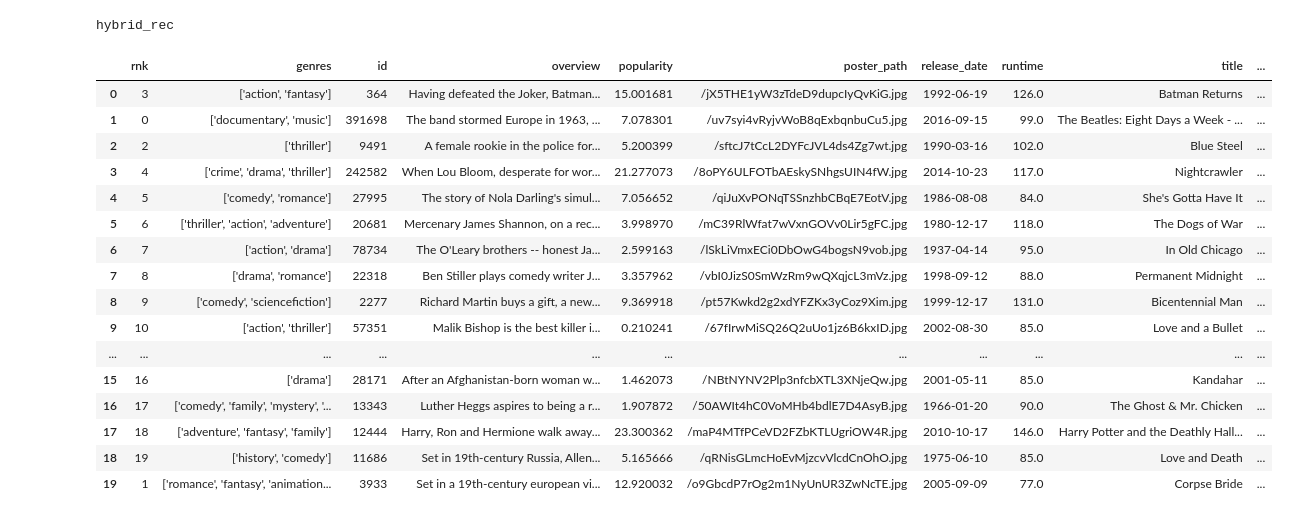
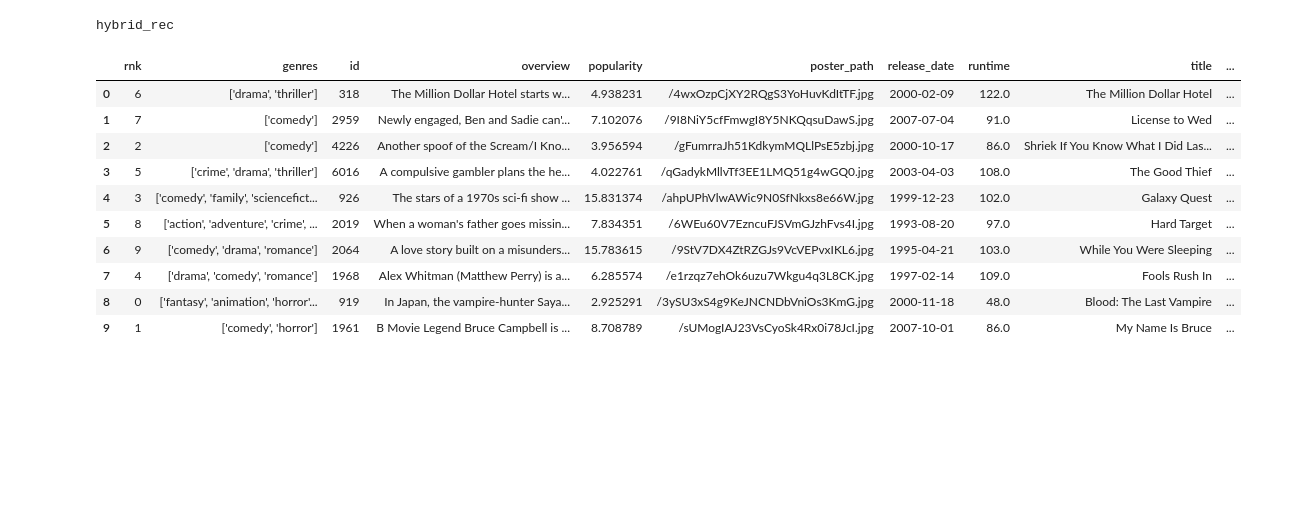
Before and after one commit to mcastelli5/Movie-Recommendation-Engine, a Jupyter notebook: test.ipynb, the cells around one changed output. Saved outputs shown, nothing was run; the diff lists cells and outputs as text; code cells hidden in the pictures; blank space fills up the shorter version.

```diff
--- a/test.ipynb
+++ b/test.ipynb
@@ -71,21 +59,15 @@ display(get_rec(search_terms=['comedy', 'thriller', 'hilarious', 'fun']))
 # %%
-display(get_rec(search_terms=['comedy', 'thriller', 'hilarious', 'fun'], fav_movie="Toy Story"))
+display(get_rec(search_terms=['comedy', 'thriller', 'hilarious', 'fun'], fav_movie="The Dark Knight"))
 # %% [output]
 hybrid_rec
 |  | rnk | genres | id | overview | popularity | poster_path | release_date | runtime | title | ... |
-| 0 | 3 | ['action', 'fantasy'] | 364 | Having defeated the Joker, Batman... | 15.001681 | /jX5THE1yW3zTdeD9dupcIyQvKiG.jpg | 1992-06-19 | 126.0 | Batman Returns | ... |
-| 1 | 0 | ['documentary', 'music'] | 391698 | The band stormed Europe in 1963, ... | 7.078301 | /uv7syi4vRyjvWoB8qExbqnbuCu5.jpg | 2016-09-15 | 99.0 | The Beatles: Eight Days a Week - ... | ... |
-| 2 | 2 | ['thriller'] | 9491 | A female rookie in the police for... | 5.200399 | /sftcJ7tCcL2DYFcJVL4ds4Zg7wt.jpg | 1990-03-16 | 102.0 | Blue Steel | ... |
-| 3 | 4 | ['crime', 'drama', 'thriller'] | 242582 | When Lou Bloom, desperate for wor... | 21.277073 | /8oPY6ULFOTbAEskySNhgsUIN4fW.jpg | 2014-10-23 | 117.0 | Nightcrawler | ... |
-| 4 | 5 | ['comedy', 'romance'] | 27995 | The story of Nola Darling's simul... | 7.056652 | /qiJuXvPONqTSSnzhbCBqE7EotV.jpg | 1986-08-08 | 84.0 | She's Gotta Have It | ... |
-| 5 | 6 | ['thriller', 'action', 'adventure'] | 20681 | Mercenary James Shannon, on a rec... | 3.998970 | /mC39RlWfat7wVxnGOVv0Lir5gFC.jpg | 1980-12-17 | 118.0 | The Dogs of War | ... |
-| 6 | 7 | ['action', 'drama'] | 78734 | The O'Leary brothers -- honest Ja... | 2.599163 | /lSkLiVmxECi0DbOwG4bogsN9vob.jpg | 1937-04-14 | 95.0 | In Old Chicago | ... |
-| 7 | 8 | ['drama', 'romance'] | 22318 | Ben Stiller plays comedy writer J... | 3.357962 | /vbI0JizS0SmWzRm9wQXqjcL3mVz.jpg | 1998-09-12 | 88.0 | Permanent Midnight | ... |
-| 8 | 9 | ['comedy', 'sciencefiction'] | 2277 | Richard Martin buys a gift, a new... | 9.369918 | /pt57Kwkd2g2xdYFZKx3yCoz9Xim.jpg | 1999-12-17 | 131.0 | Bicentennial Man | ... |
-| 9 | 10 | ['action', 'thriller'] | 57351 | Malik Bishop is the best killer i... | 0.210241 | /67fIrwMiSQ26Q2uUo1jz6B6kxID.jpg | 2002-08-30 | 85.0 | Love and a Bullet | ... |
-| ... | ... | ... | ... | ... | ... | ... | ... | ... | ... | ... |
-| 15 | 16 | ['drama'] | 28171 | After an Afghanistan-born woman w... | 1.462073 | /NBtNYNV2Plp3nfcbXTL3XNjeQw.jpg | 2001-05-11 | 85.0 | Kandahar | ... |
-| 16 | 17 | ['comedy', 'family', 'mystery', '... | 13343 | Luther Heggs aspires to being a r... | 1.907872 | /50AWIt4hC0VoMHb4bdlE7D4AsyB.jpg | 1966-01-20 | 90.0 | The Ghost & Mr. Chicken | ... |
-| 17 | 18 | ['adventure', 'fantasy', 'family'] | 12444 | Harry, Ron and Hermione walk away... | 23.300362 | /maP4MTfPCeVD2FZbKTLUgriOW4R.jpg | 2010-10-17 | 146.0 | Harry Potter and the Deathly Hall... | ... |
-| 18 | 19 | ['history', 'comedy'] | 11686 | Set in 19th-century Russia, Allen... | 5.165666 | /qRNisGLmcHoEvMjzcvVlcdCnOhO.jpg | 1975-06-10 | 85.0 | Love and Death | ... |
-| 19 | 1 | ['romance', 'fantasy', 'animation... | 3933 | Set in a 19th-century european vi... | 12.920032 | /o9GbcdP7rOg2m1NyUnUR3ZwNcTE.jpg | 2005-09-09 | 77.0 | Corpse Bride | ... |
+| 0 | 6 | ['drama', 'thriller'] | 318 | The Million Dollar Hotel starts w... | 4.938231 | /4wxOzpCjXY2RQgS3YoHuvKdItTF.jpg | 2000-02-09 | 122.0 | The Million Dollar Hotel | ... |
+| 1 | 7 | ['comedy'] | 2959 | Newly engaged, Ben and Sadie can'... | 7.102076 | /9I8NiY5cfFmwgI8Y5NKQqsuDawS.jpg | 2007-07-04 | 91.0 | License to Wed | ... |
+| 2 | 2 | ['comedy'] | 4226 | Another spoof of the Scream/I Kno... | 3.956594 | /gFumrraJh51KdkymMQLlPsE5zbj.jpg | 2000-10-17 | 86.0 | Shriek If You Know What I Did Las... | ... |
+| 3 | 5 | ['crime', 'drama', 'thriller'] | 6016 | A compulsive gambler plans the he... | 4.022761 | /qGadykMllvTf3EE1LMQ51g4wGQ0.jpg | 2003-04-03 | 108.0 | The Good Thief | ... |
+| 4 | 3 | ['comedy', 'family', 'sciencefict... | 926 | The stars of a 1970s sci-fi show ... | 15.831374 | /ahpUPhVlwAWic9N0SfNkxs8e66W.jpg | 1999-12-23 | 102.0 | Galaxy Quest | ... |
+| 5 | 8 | ['action', 'adventure', 'crime', ... | 2019 | When a woman's father goes missin... | 7.834351 | /6WEu60V7EzncuFJSVmGJzhFvs4I.jpg | 1993-08-20 | 97.0 | Hard Target | ... |
+| 6 | 9 | ['comedy', 'drama', 'romance'] | 2064 | A love story built on a misunders... | 15.783615 | /9StV7DX4ZtRZGJs9VcVEPvxIKL6.jpg | 1995-04-21 | 103.0 | While You Were Sleeping | ... |
+| 7 | 4 | ['drama', 'comedy', 'romance'] | 1968 | Alex Whitman (Matthew Perry) is a... | 6.285574 | /e1rzqz7ehOk6uzu7Wkgu4q3L8CK.jpg | 1997-02-14 | 109.0 | Fools Rush In | ... |
+| 8 | 0 | ['fantasy', 'animation', 'horror'... | 919 | In Japan, the vampire-hunter Saya... | 2.925291 | /3ySU3xS4g9KeJNCNDbVniOs3KmG.jpg | 2000-11-18 | 48.0 | Blood: The Last Vampire | ... |
+| 9 | 1 | ['comedy', 'horror'] | 1961 | B Movie Legend Bruce Campbell is ... | 8.708789 | /sUMogIAJ23VsCyoSk4Rx0i78JcI.jpg | 2007-10-01 | 86.0 | My Name Is Bruce | ... |
```
Also changed, not shown: parts of 6 cells of this notebook, 3 other files.
